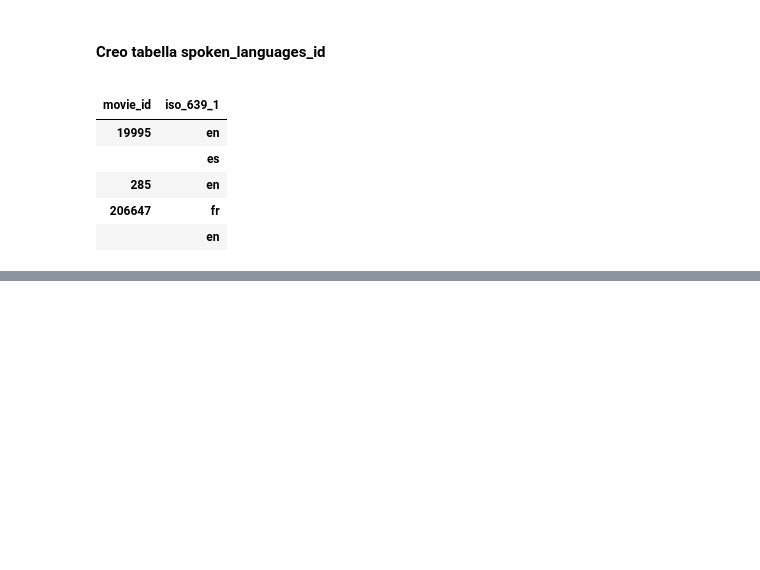
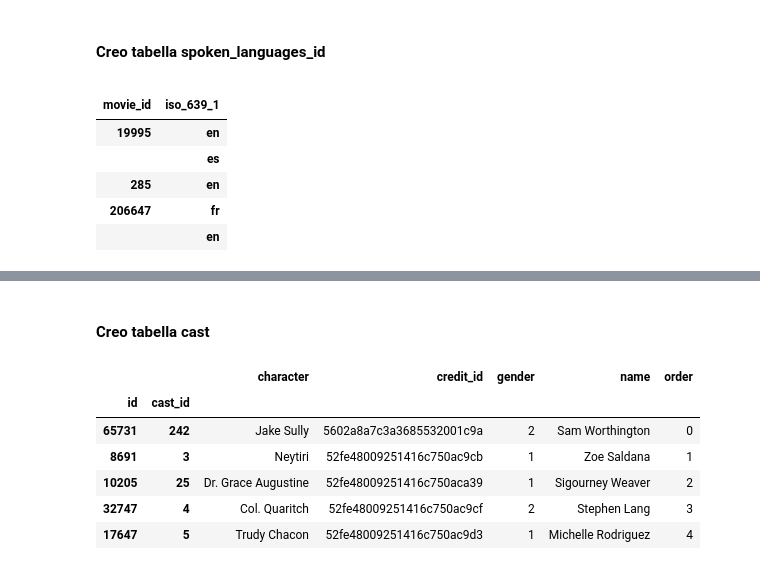
Before and after one commit to silviasantamaria/computerscience, a Jupyter notebook: Project+.ipynb, the cells around one changed output, grey strips where cells are left out. Drawn from its saved outputs; the diff is of its cells as text; code cells hidden in the pictures; blank space fills up the shorter version.

```diff
--- a/Project+.ipynb
+++ b/Project+.ipynb
@@ -249,0 +313,18 @@ spoken_languages_id.head()
+# %% [markdown]
+#### Creo tabella cast
+# %%
+cast=pd.DataFrame()
+for film in list(range(0,len(credits['cast']))):
+    tabjson=pd.read_json(credits['cast'][film])
+    cast=pd.concat([cast, tabjson])
+cast = cast.set_index(['id', 'cast_id'])
+cast = cast.drop_duplicates()
+cast.head()
+# %% [output]
+|  |  | character | credit_id | gender | name | order |
+| id | cast_id |  |  |  |  |  |
+| 65731 | 242 | Jake Sully | 5602a8a7c3a3685532001c9a | 2 | Sam Worthington | 0 |
+| 8691 | 3 | Neytiri | 52fe48009251416c750ac9cb | 1 | Zoe Saldana | 1 |
+| 10205 | 25 | Dr. Grace Augustine | 52fe48009251416c750aca39 | 1 | Sigourney Weaver | 2 |
+| 32747 | 4 | Col. Quaritch | 52fe48009251416c750ac9cf | 2 | Stephen Lang | 3 |
+| 17647 | 5 | Trudy Chacon | 52fe48009251416c750ac9d3 | 1 | Michelle Rodriguez | 4 |
```
Also changed, not shown: parts of 34 cells of this notebook.
